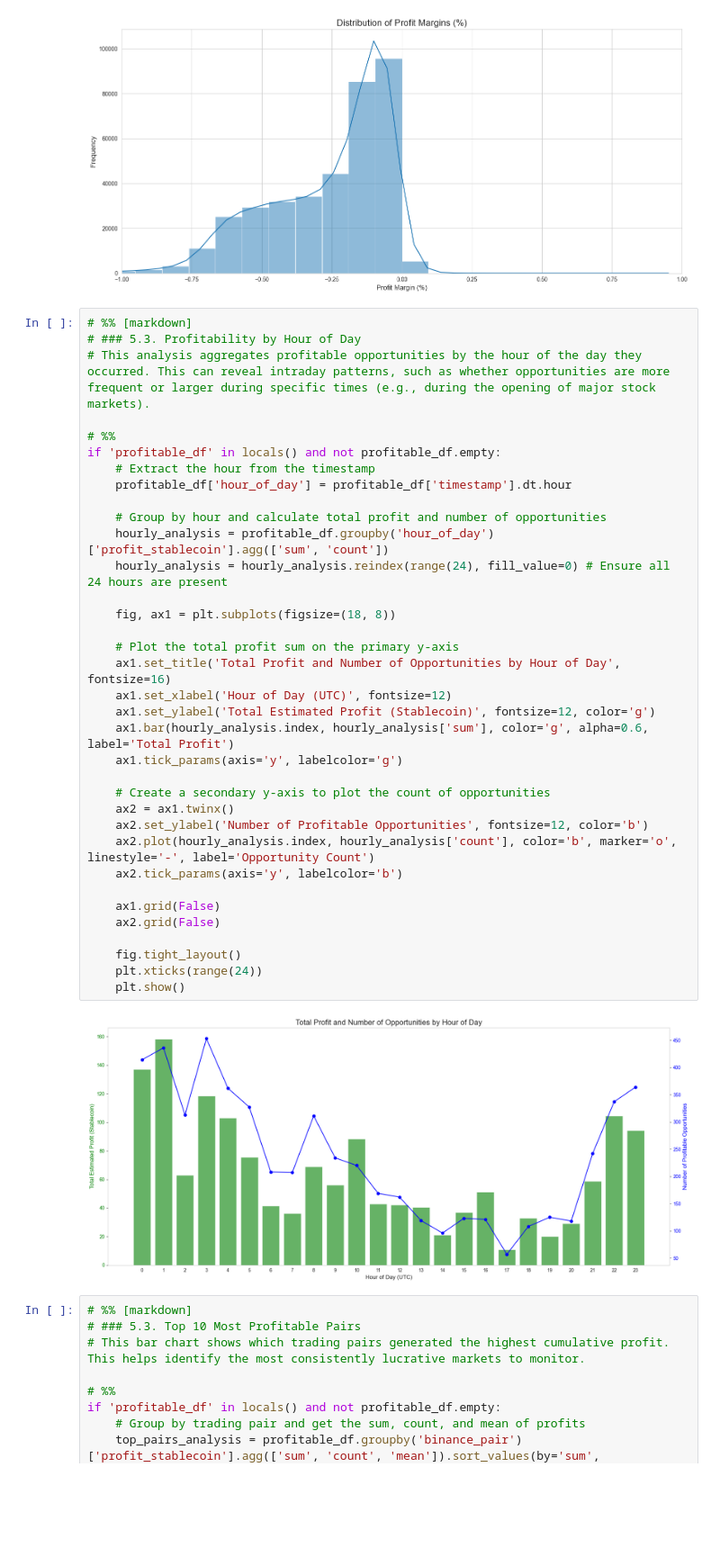
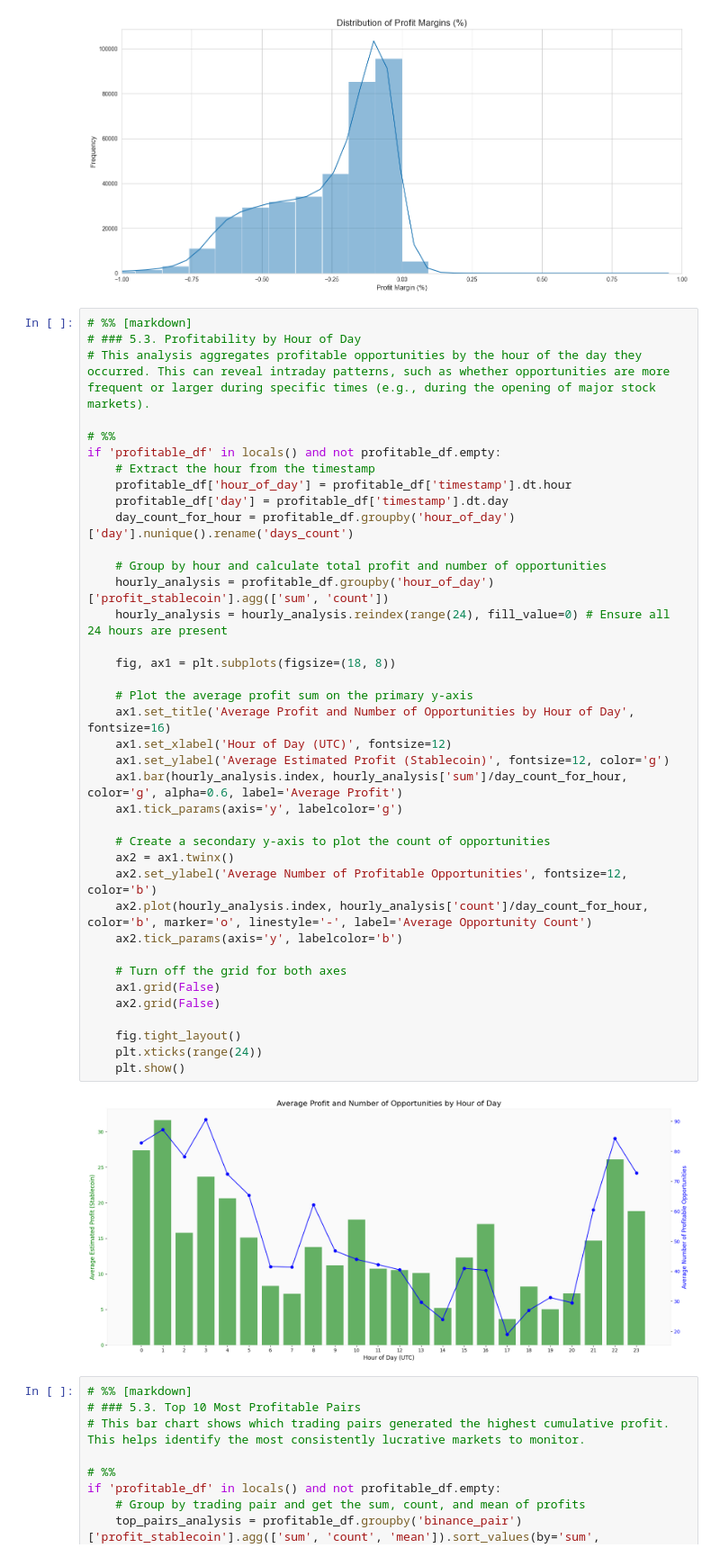
Before and after one commit to Alise441/arbitrage_bot, a Jupyter notebook: arbitrage_analysis1000.ipynb, the cells around one changed output. Shown at 90% size. Saved outputs shown, nothing was run; the diff lists cells and outputs as text; blank space fills up the shorter version.

Commit message:
Profitability by Hour of Day now correctly calculated

```diff
--- a/arbitrage_analysis1000.ipynb
+++ b/arbitrage_analysis1000.ipynb
@@ -128,40 +128,43 @@ if not df.empty:
 # %%
 # %% [markdown]
 # ### 5.3. Profitability by Hour of Day
 # This analysis aggregates profitable opportunities by the hour of the day they occurred. This can reveal intraday patterns, such as whether opportunities are more frequent or larger during specific times (e.g., during the opening of major stock markets).
 
 # %%
 if 'profitable_df' in locals() and not profitable_df.empty:
     # Extract the hour from the timestamp
     profitable_df['hour_of_day'] = profitable_df['timestamp'].dt.hour
+    profitable_df['day'] = profitable_df['timestamp'].dt.day
+    day_count_for_hour = profitable_df.groupby('hour_of_day')['day'].nunique().rename('days_count')
 
     # Group by hour and calculate total profit and number of opportunities
     hourly_analysis = profitable_df.groupby('hour_of_day')['profit_stablecoin'].agg(['sum', 'count'])
     hourly_analysis = hourly_analysis.reindex(range(24), fill_value=0) # Ensure all 24 hours are present
 
     fig, ax1 = plt.subplots(figsize=(18, 8))
 
-    # Plot the total profit sum on the primary y-axis
-    ax1.set_title('Total Profit and Number of Opportunities by Hour of Day', fontsize=16)
+    # Plot the average profit sum on the primary y-axis
+    ax1.set_title('Average Profit and Number of Opportunities by Hour of Day', fontsize=16)
     ax1.set_xlabel('Hour of Day (UTC)', fontsize=12)
-    ax1.set_ylabel('Total Estimated Profit (Stablecoin)', fontsize=12, color='g')
-    ax1.bar(hourly_analysis.index, hourly_analysis['sum'], color='g', alpha=0.6, label='Total Profit')
+    ax1.set_ylabel('Average Estimated Profit (Stablecoin)', fontsize=12, color='g')
+    ax1.bar(hourly_analysis.index, hourly_analysis['sum']/day_count_for_hour, color='g', alpha=0.6, label='Average Profit')
     ax1.tick_params(axis='y', labelcolor='g')
 
     # Create a secondary y-axis to plot the count of opportunities
     ax2 = ax1.twinx()
-    ax2.set_ylabel('Number of Profitable Opportunities', fontsize=12, color='b')
-    ax2.plot(hourly_analysis.index, hourly_analysis['count'], color='b', marker='o', linestyle='-', label='Opportunity Count')
+    ax2.set_ylabel('Average Number of Profitable Opportunities', fontsize=12, color='b')
+    ax2.plot(hourly_analysis.index, hourly_analysis['count']/day_count_for_hour, color='b', marker='o', linestyle='-', label='Average Opportunity Count')
     ax2.tick_params(axis='y', labelcolor='b')
 
+    # Turn off the grid for both axes
     ax1.grid(False)
     ax2.grid(False)
 
     fig.tight_layout()
     plt.xticks(range(24))
     plt.show()
 # %% [output]
-[figure, old version]
+[figure, new version]
 # %%
 # %% [markdown]
 # ### 5.3. Top 10 Most Profitable Pairs
```
Also changed, not shown: 2 other files.
